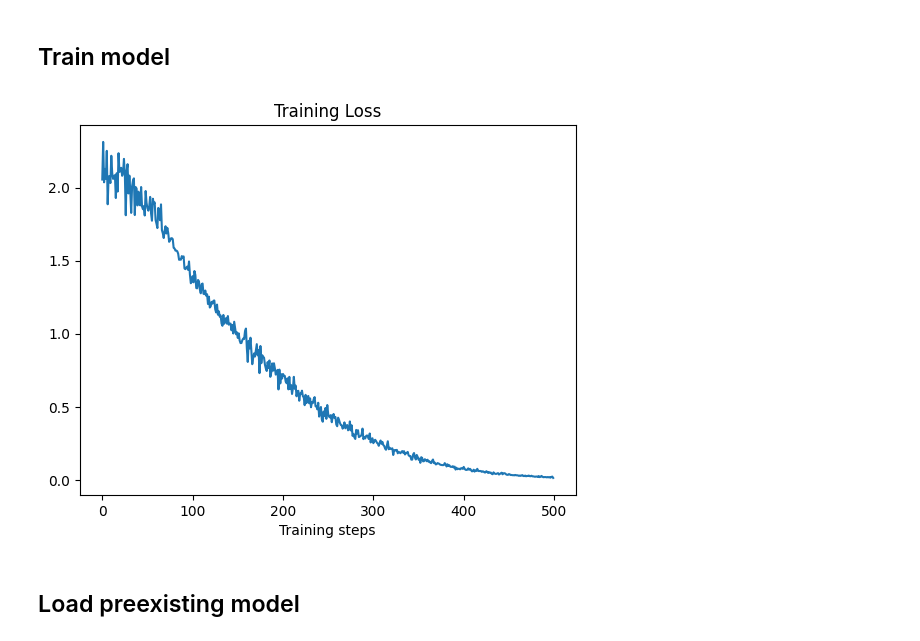
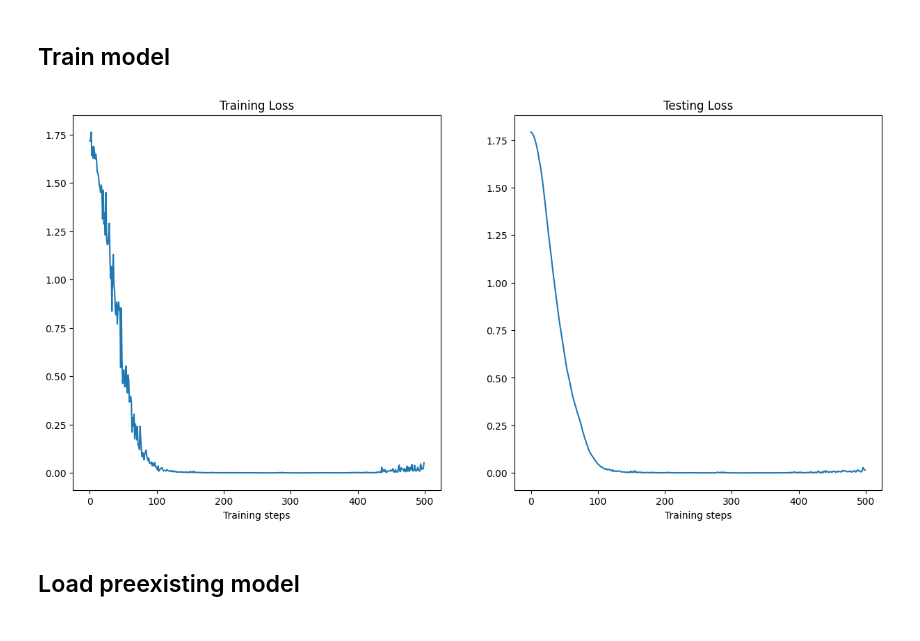
Before and after one commit to SFGLab/FlowMovie, a Jupyter notebook: notebooks/FM_test.ipynb, the cells around one changed output. Drawn from its saved outputs; the diff is of its cells as text; code cells hidden in the pictures.

Commit message:
tran/test split and traj visualization

```diff
--- a/notebooks/FM_test.ipynb
+++ b/notebooks/FM_test.ipynb
@@ -82,10 +105,15 @@ for i in pbar:
 # %%
-plt.plot(losses)
-plt.title("Training Loss")
-plt.xlabel("Training steps")
+fig, ax = plt.subplots(1, 2, figsize=(15, 7))
+ax[0].plot(losses_train)
+ax[0].set_title("Training Loss")
+ax[0].set_xlabel("Training steps")
+ax[1].plot(losses_test)
+ax[1].set_title("Testing Loss")
+ax[1].set_xlabel("Training steps")
+
 plt.show()
 # %% [output]
-[figure, old version]
+[figure, new version]
 # %%
 # Save trained model:
 torch.save(model.state_dict(), "../models/model_test01.pt")
```
Also changed, not shown: parts of 13 cells of this notebook.
